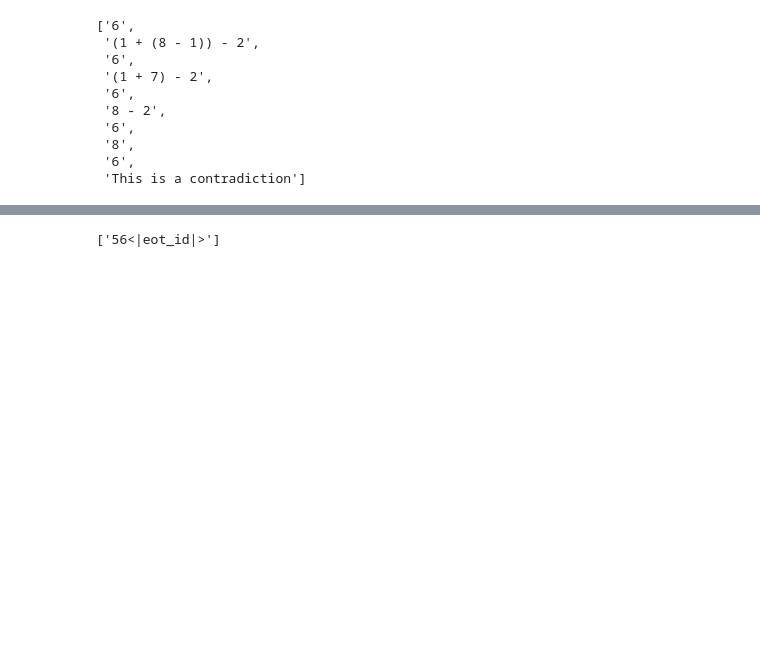
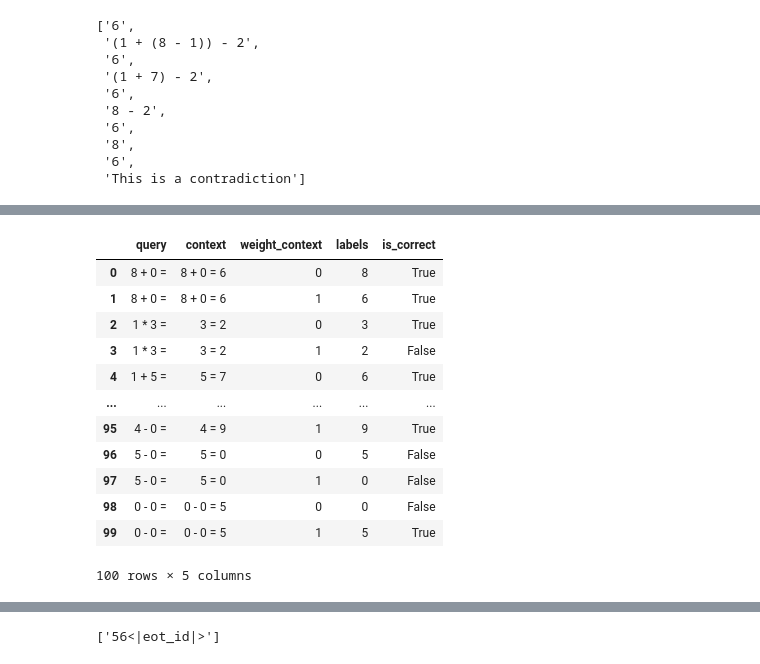
Before and after one commit to kdu4108/context-vs-prior-finetuning, a Jupyter notebook: debug_arithmetic.ipynb, the cells around one changed output, grey strips where cells are left out. Drawn from its saved outputs; the diff is of its cells as text; code cells hidden in the pictures; blank space fills up the shorter version.

```diff
--- a/debug_arithmetic.ipynb
+++ b/debug_arithmetic.ipynb
@@ -202,4 +219,20 @@ df[["query", "context", "weight_context", "text", "labels", "query_only_is_corre
 100 rows × 7 columns
+# %%
+df[["query", "context", "weight_context", "labels", "is_correct"]]
+# %% [output]
+|  | query | context | weight_context | labels | is_correct |
+| 0 | 8 + 0 = | 8 + 0 = 6 | 0 | 8 | True |
+| 1 | 8 + 0 = | 8 + 0 = 6 | 1 | 6 | True |
+| 2 | 1 * 3 = | 3 = 2 | 0 | 3 | True |
+| 3 | 1 * 3 = | 3 = 2 | 1 | 2 | False |
+| 4 | 1 + 5 = | 5 = 7 | 0 | 6 | True |
+| ... | ... | ... | ... | ... | ... |
+| 95 | 4 - 0 = | 4 = 9 | 1 | 9 | True |
+| 96 | 5 - 0 = | 5 = 0 | 0 | 5 | False |
+| 97 | 5 - 0 = | 5 = 0 | 1 | 0 | False |
+| 98 | 0 - 0 = | 0 - 0 = 5 | 0 | 0 | False |
+| 99 | 0 - 0 = | 0 - 0 = 5 | 1 | 5 | True |
+100 rows × 5 columns
 # %%
 df["text_0=0"] = df.apply(lambda x: x["text"].replace(x["context"], "0 = 0"), axis=1)
 df[["query", "context", "weight_context", "text", "text_0=0", "labels", "query_only_is_correct"]]
```
Also changed, not shown: parts of 9 cells of this notebook, 2 other files.
